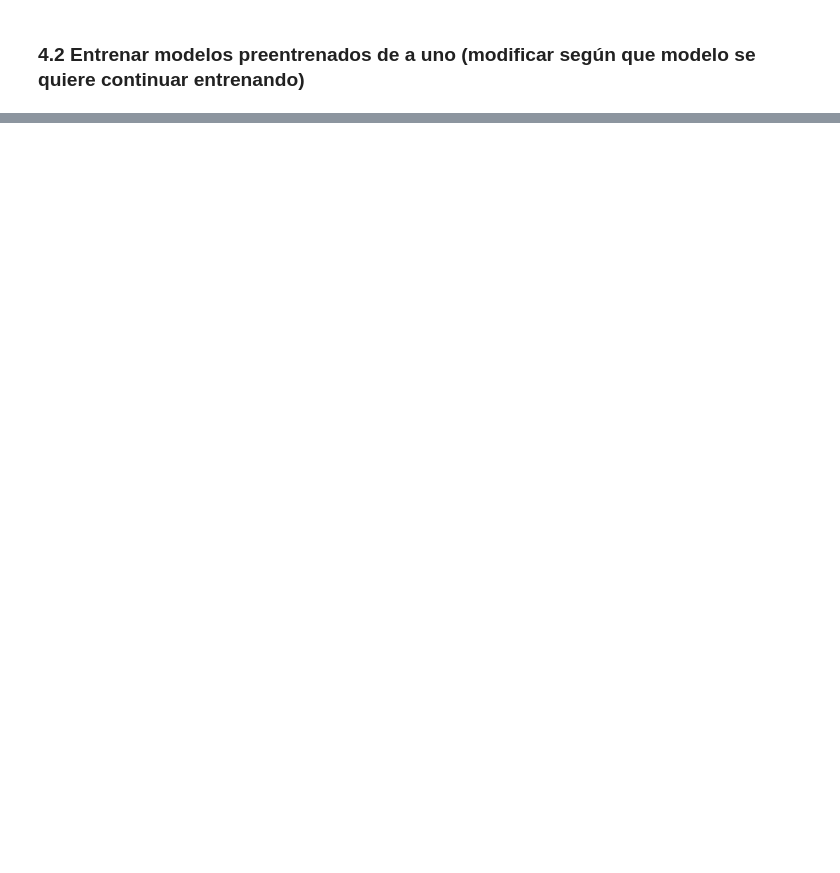
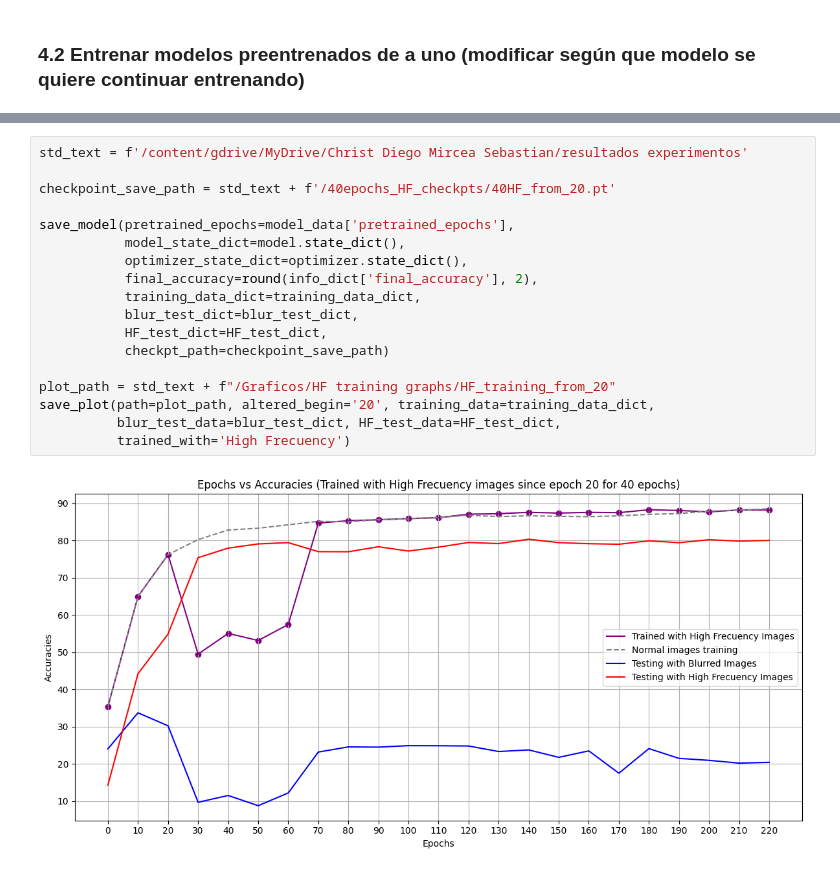
Before and after one commit to Larraguibel/DNN_neuroscience, a Jupyter notebook: colabs/High_frec_achille.ipynb, the cells around one changed output, grey strips where cells are left out. Drawn from its saved outputs; the diff is of its cells as text; blank space fills up the shorter version.

```diff
--- a/colabs/High_frec_achille.ipynb
+++ b/colabs/High_frec_achille.ipynb
@@ -873,0 +906,20 @@ save_plot(path=plot_path, altered_begin='0', training_data=training_data_dict,
+# %%
+std_text = f'/content/gdrive/MyDrive/Christ Diego Mircea Sebastian/resultados experimentos'
+
+checkpoint_save_path = std_text + f'/40epochs_HF_checkpts/40HF_from_20.pt'
+
+save_model(pretrained_epochs=model_data['pretrained_epochs'],
+           model_state_dict=model.state_dict(),
+           optimizer_state_dict=optimizer.state_dict(),
+           final_accuracy=round(info_dict['final_accuracy'], 2),
+           training_data_dict=training_data_dict,
+           blur_test_dict=blur_test_dict,
+           HF_test_dict=HF_test_dict,
+           checkpt_path=checkpoint_save_path)
+
+plot_path = std_text + f"/Graficos/HF training graphs/HF_training_from_20"
+save_plot(path=plot_path, altered_begin='20', training_data=training_data_dict,
+          blur_test_data=blur_test_dict, HF_test_data=HF_test_dict,
+          trained_with='High Frecuency')
+# %% [output]
+[figure, added]
```
Also changed, not shown: parts of 11 cells of this notebook, 3 other files.
